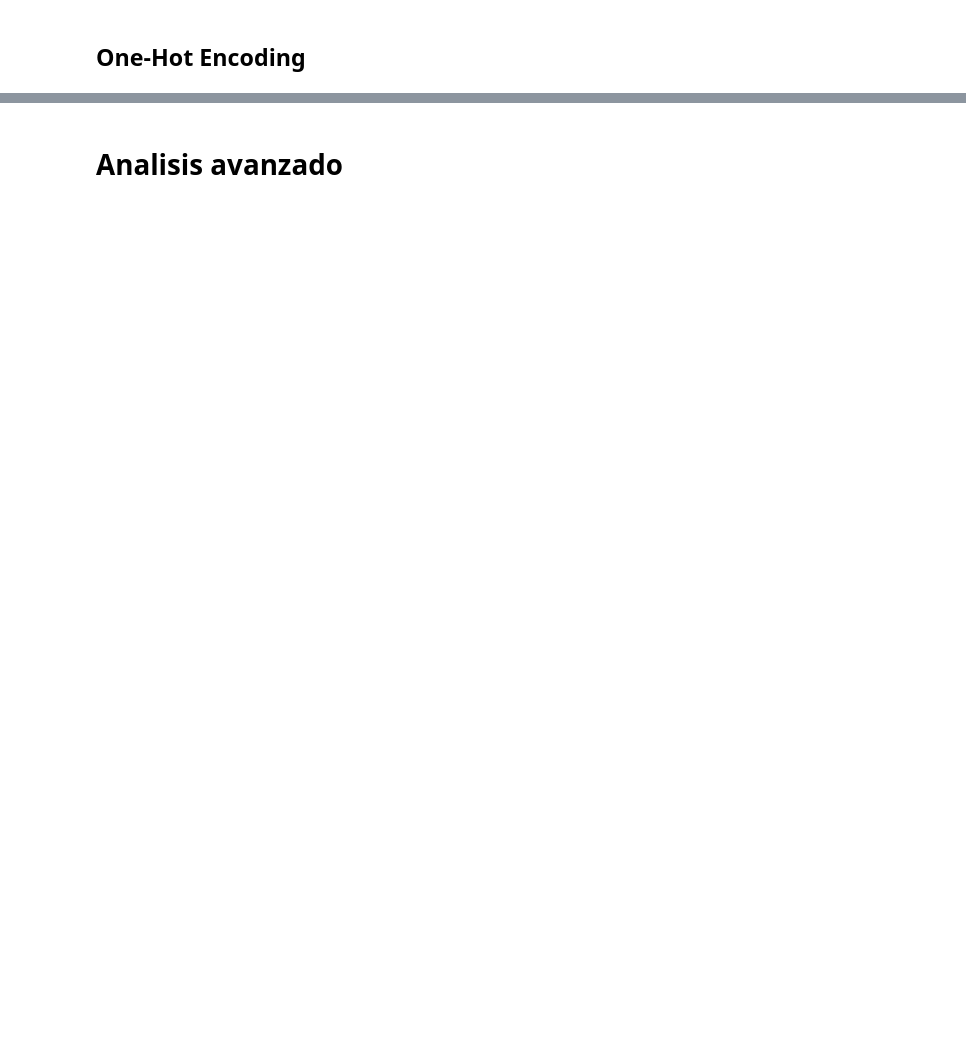
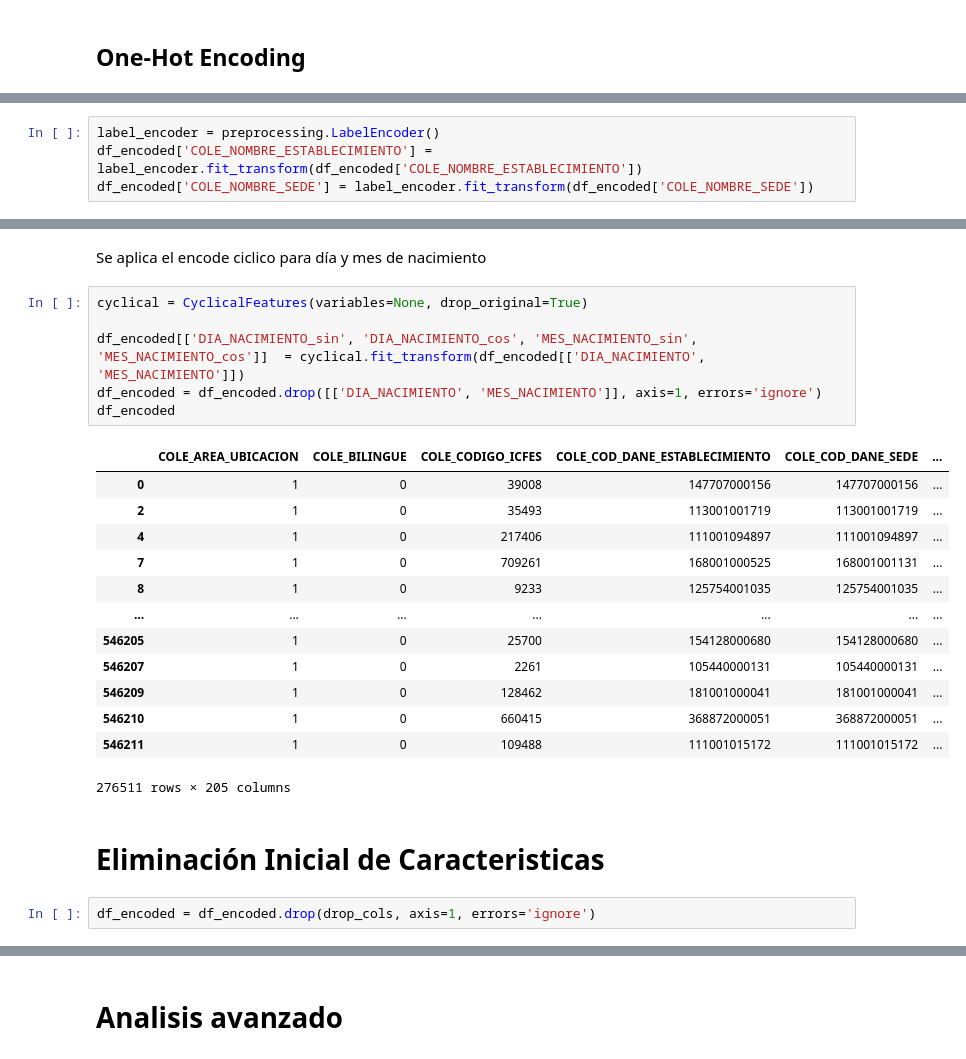
Before and after one commit to juanjaramillo98/Seminario, a Jupyter notebook: momentos_evaluativos/ME03-G02-1216727112-1152706601/Colab_ME03-G02-notebook.ipynb, the cells around one changed output, grey strips where cells are left out. Cells and saved outputs as stored; diff of their text form; blank space fills up the shorter version.

```diff
--- a/momentos_evaluativos/ME03-G02-1216727112-1152706601/Colab_ME03-G02-notebook.ipynb
+++ b/momentos_evaluativos/ME03-G02-1216727112-1152706601/Colab_ME03-G02-notebook.ipynb
@@ -670,0 +743,4 @@ estu_sin_resi_cols = list(set(estu_cols).difference(set(resid_cols)))
+# %%
+label_encoder = preprocessing.LabelEncoder()
+df_encoded['COLE_NOMBRE_ESTABLECIMIENTO'] = label_encoder.fit_transform(df_encoded['COLE_NOMBRE_ESTABLECIMIENTO'])
+df_encoded['COLE_NOMBRE_SEDE'] = label_encoder.fit_transform(df_encoded['COLE_NOMBRE_SEDE'])
@@ -670,0 +781,26 @@ estu_sin_resi_cols = list(set(estu_cols).difference(set(resid_cols)))
+# %% [markdown]
+Se aplica el encode ciclico para día y mes de nacimiento
+# %%
+cyclical = CyclicalFeatures(variables=None, drop_original=True)
+
+df_encoded[['DIA_NACIMIENTO_sin', 'DIA_NACIMIENTO_cos', 'MES_NACIMIENTO_sin', 'MES_NACIMIENTO_cos']]  = cyclical.fit_transform(df_encoded[['DIA_NACIMIENTO', 'MES_NACIMIENTO']])
+df_encoded = df_encoded.drop([['DIA_NACIMIENTO', 'MES_NACIMIENTO']], axis=1, errors='ignore')
+df_encoded
+# %% [output]
+|  | COLE_AREA_UBICACION | COLE_BILINGUE | COLE_CODIGO_ICFES | COLE_COD_DANE_ESTABLECIMIENTO | COLE_COD_DANE_SEDE | ... |
+| 0 | 1 | 0 | 39008 | 147707000156 | 147707000156 | ... |
+| 2 | 1 | 0 | 35493 | 113001001719 | 113001001719 | ... |
+| 4 | 1 | 0 | 217406 | 111001094897 | 111001094897 | ... |
+| 7 | 1 | 0 | 709261 | 168001000525 | 168001001131 | ... |
+| 8 | 1 | 0 | 9233 | 125754001035 | 125754001035 | ... |
+| ... | ... | ... | ... | ... | ... | ... |
+| 546205 | 1 | 0 | 25700 | 154128000680 | 154128000680 | ... |
+| 546207 | 1 | 0 | 2261 | 105440000131 | 105440000131 | ... |
+| 546209 | 1 | 0 | 128462 | 181001000041 | 181001000041 | ... |
+| 546210 | 1 | 0 | 660415 | 368872000051 | 368872000051 | ... |
+| 546211 | 1 | 0 | 109488 | 111001015172 | 111001015172 | ... |
+276511 rows × 205 columns
+# %% [markdown]
+# Eliminación Inicial de Caracteristicas
+# %%
+df_encoded = df_encoded.drop(drop_cols, axis=1, errors='ignore')
```
Also changed, not shown: parts of 83 cells of this notebook.
